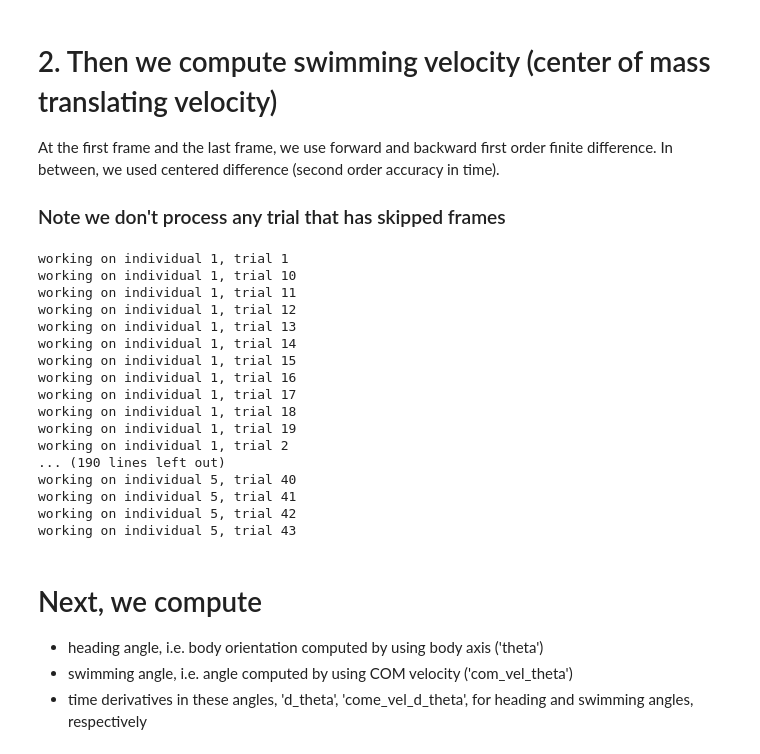
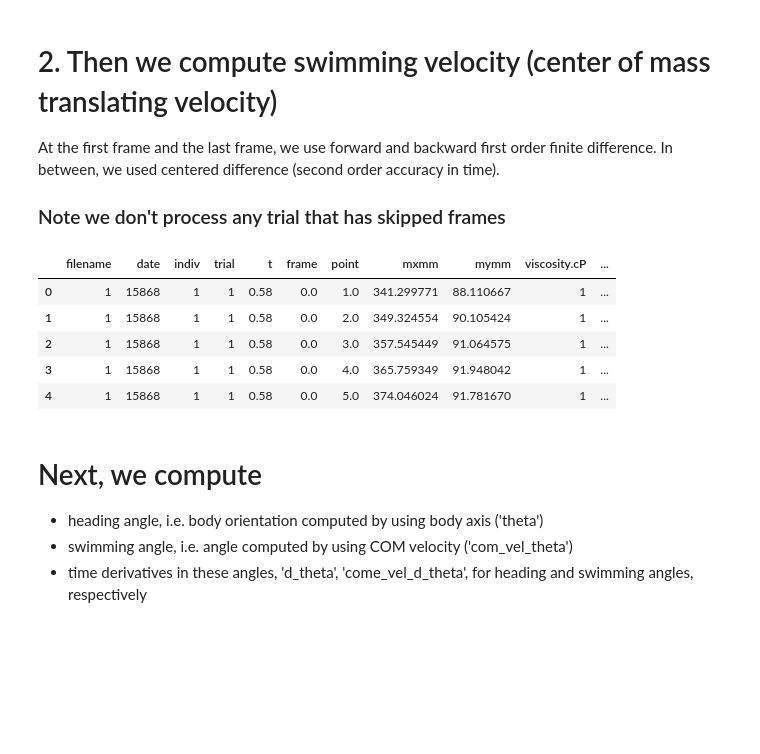
Before and after one commit to tytell/Viscosity, a Jupyter notebook: Lamprey_COD-Part_I_Pre_Process.ipynb, the cells around one changed output. Drawn from its saved outputs; the diff is of its cells as text; code cells hidden in the pictures; blank space fills up the shorter version.

```diff
--- a/Lamprey_COD-Part_I_Pre_Process.ipynb
+++ b/Lamprey_COD-Part_I_Pre_Process.ipynb
@@ -52,0 +73,3 @@ So we choose this.
+# %%
+data_frame[['frame']] = data_frame.groupby(['indiv','trial'])[['frame']]\
+    .transform(lambda x: x - x.min())
@@ -184,0 +104,2 @@ working on individual 5, trial 43
+# %%
+data_frame = pd.merge(data_frame, bodyaxis, how="left", on=["indiv", "trial", "frame"])
@@ -315,65 +144,0 @@ def swim_vely_sec(df, ind, tr, frame):
-# %%
-# HERE we calculate the COM moving velocity using first order finite difference at the borders\
-# and second order centered different in the interior points
-individuals = data_frame.loc[:,'indiv'].unique().tolist()
-
-for ind in individuals:
-    trials = data_frame.loc[data_frame['indiv'] == ind, 'trial'].unique().tolist()
-    for tr in trials:
-        print("working on individual {}, trial {}".format(ind, tr))
-
-        trial_df = data_frame.loc[(data_frame['indiv'] == ind) & (data_frame['trial'] == tr)]
-        tmp_fr_diff = trial_df['frame'].unique() - np.roll(trial_df['frame'].unique(), 1 )
-        # if the difference between two consecutive frame numbers is > 1 (skipped some frames)
-        # we ignore this trial
-        if( np.any( tmp_fr_diff[1:] > 1) ) : continue
-
-        # The following 4 assignments calculates swimvelx, swimvely at the end points using first order FD
-        max_frame = trial_df['frame'].max()
-        data_frame.loc[(data_frame['indiv'] == ind) & (data_frame['trial'] == tr) \
-                       & (data_frame['frame'] == 0), 'swimvelx'] \
-                        = swim_velx_first(trial_df, ind, tr, 0)
-
-        data_frame.loc[(data_frame['indiv'] == ind) & (data_frame['trial'] == tr)\
-                       & (data_frame['frame'] == max_frame), 'swimvelx'] \
-                        = swim_velx_first(trial_df, ind, tr, -1)
-
-        data_frame.loc[(data_frame['indiv'] == ind) & (data_frame['trial'] == tr) \
-                       & (data_frame['frame'] == 0), 'swimvely'] \
-                        = swim_vely_first(trial_df, ind, tr, 0)
-
-        data_frame.loc[(data_frame['indiv'] == ind) & (data_frame['trial'] == tr) \
-                       & (data_frame['frame'] == max_frame), 'swimvely'] \
-                        = swim_vely_first(trial_df, ind, tr, -1)
-
-        # Then we apply second order FD to in-between frames
-        for f in range(1,max_frame):
-            data_frame.loc[(data_frame['indiv'] == ind) & (data_frame['trial'] == tr) \
-                       & (data_frame['frame'] == f), 'swimvelx'] \
-                        = swim_velx_sec(trial_df, ind, tr, f)
-
-            data_frame.loc[(data_frame['indiv'] == ind) & (data_frame['trial'] == tr) \
-                       & (data_frame['frame'] == f), 'swimvely'] \
-                        = swim_vely_sec(trial_df, ind, tr, f)
-        data_frame.loc[(data_frame['indiv'] == ind) & (data_frame['trial'] == tr), 'swimvel']\
-                =  np.sqrt( \
-                np.array(data_frame.loc[(data_frame['indiv'] == ind) & (data_frame['trial'] == tr) , 'swimvelx'])**2\
-              + np.array(data_frame.loc[(data_frame['indiv'] == ind) & (data_frame['trial'] == tr) , 'swimvely'])**2)
-# %% [output]
-working on individual 1, trial 1
-working on individual 1, trial 10
-working on individual 1, trial 11
-working on individual 1, trial 12
-working on individual 1, trial 13
-working on individual 1, trial 14
-working on individual 1, trial 15
-working on individual 1, trial 16
-working on individual 1, trial 17
-working on individual 1, trial 18
-working on individual 1, trial 19
-working on individual 1, trial 2
-... (190 lines left out)
-working on individual 5, trial 40
-working on individual 5, trial 41
-working on individual 5, trial 42
-working on individual 5, trial 43
@@ -379,0 +173,10 @@ working on individual 5, trial 43
+# %%
+data_frame = data_frame.merge(swimvel, how = "left", on=["indiv", "trial", "frame"])
+data_frame.head()
+# %% [output]
+|  | filename | date | indiv | trial | t | frame | point | mxmm | mymm | viscosity.cP | ... |
+| 0 | 1 | 15868 | 1 | 1 | 0.58 | 0.0 | 1.0 | 341.299771 | 88.110667 | 1 | ... |
+| 1 | 1 | 15868 | 1 | 1 | 0.58 | 0.0 | 2.0 | 349.324554 | 90.105424 | 1 | ... |
+| 2 | 1 | 15868 | 1 | 1 | 0.58 | 0.0 | 3.0 | 357.545449 | 91.064575 | 1 | ... |
+| 3 | 1 | 15868 | 1 | 1 | 0.58 | 0.0 | 4.0 | 365.759349 | 91.948042 | 1 | ... |
+| 4 | 1 | 15868 | 1 | 1 | 0.58 | 0.0 | 5.0 | 374.046024 | 91.781670 | 1 | ... |
```
Also changed, not shown: parts of 19 cells of this notebook.
